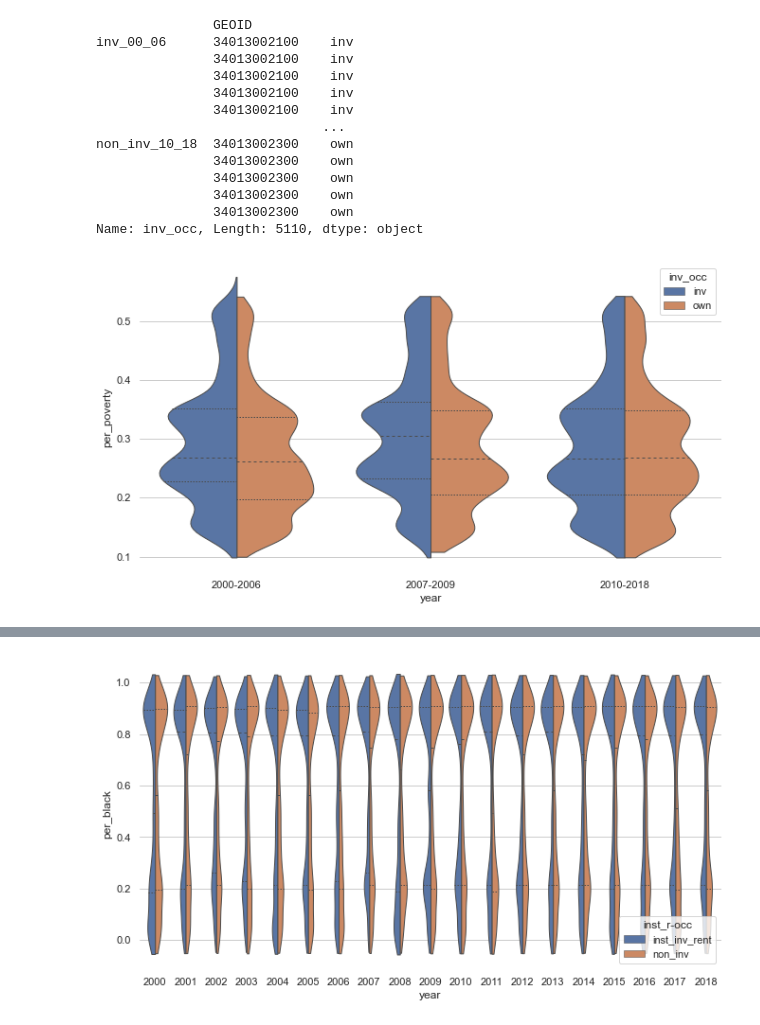
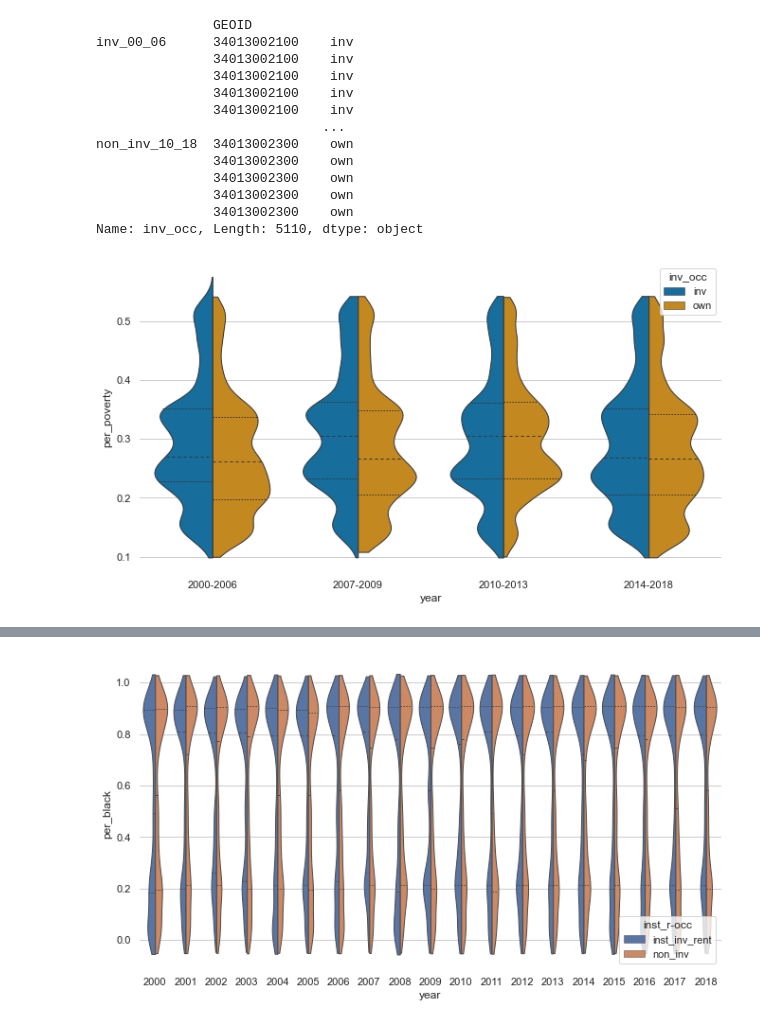
Before and after one commit to CenterForSpatialResearch/investors-NJ, a Jupyter notebook: 05_Cenus_Block_Summary.ipynb, the cells around one changed output, grey strips where cells are left out. Saved outputs shown, nothing was run; the diff lists cells and outputs as text; code cells hidden in the pictures.

Commit message:
update 8/17/2021
adding images

```diff
--- a/05_Cenus_Block_Summary.ipynb
+++ b/05_Cenus_Block_Summary.ipynb
@@ -853,16 +885,16 @@ morans_hh_census_sub = morans_hh_census_nogroup[['GEOID',
                           'per_poverty','median_hh']].copy()
 # %%
 morans_hh_census_sub_grouped_years = morans_hh_census_grouped_years_nogroup[['GEOID',
-                           'inst_inv_rent_00_06','inst_inv_rent_07_09','inst_inv_rent_10_18',
-                           'non_inst_inv_rent_00_06','non_inst_inv_rent_07_09','non_inst_inv_rent_10_18',
-                           'inst_inv_flip_00_06','inst_inv_flip_07_09','inst_inv_flip_10_18',
-                           'non_inst_inv_flip_00_06','non_inst_inv_flip_07_09','non_inst_inv_flip_10_18',
-                           'non_inv_00_06','non_inv_07_09','non_inv_10_18',
-                           'inv_00_06', 'inv_07_09', 'inv_10_18',
-                           'inst_inv_00_06', 'inst_inv_07_09', 'inst_inv_10_18',
-                           'single_inv_00_06', 'single_inv_07_09', 'single_inv_10_18',
-                           'overlapA_00_06', 'overlapA_07_09', 'overlapA_10_18',
-                           'overlapB_00_06', 'overlapB_07_09', 'overlapB_10_18',
+                           'inst_inv_rent_00_06','inst_inv_rent_07_09','inst_inv_rent_10_13','inst_inv_rent_14_18',
+                           'non_inst_inv_rent_00_06','non_inst_inv_rent_07_09','non_inst_inv_rent_10_13','non_inst_inv_rent_14_18',
+                           'inst_inv_flip_00_06','inst_inv_flip_07_09','inst_inv_flip_10_13','inst_inv_flip_14_18',
+                           'non_inst_inv_flip_00_06','non_inst_inv_flip_07_09','non_inst_inv_flip_10_13','non_inst_inv_flip_14_18',
+                           'non_inv_00_06','non_inv_07_09','non_inv_10_13','non_inv_14_18',
+                           'inv_00_06', 'inv_07_09', 'inv_10_13','inv_14_18',
+                           'inst_inv_00_06', 'inst_inv_07_09', 'inst_inv_10_13', 'inst_inv_14_18',
+                           'single_inv_00_06', 'single_inv_07_09', 'single_inv_10_13', 'single_inv_14_18',
+                           'overlapA_00_06', 'overlapA_07_09', 'overlapA_10_13','overlapA_14_18',
+                           'overlapB_00_06', 'overlapB_07_09', 'overlapB_10_13','overlapB_14_18',
                            'per_white', 'per_black',
                            'per_renters', 'per_vacant',
                            'per_poverty','median_hh']].copy()
@@ -1376,15 +1418,19 @@ inv_00_06['inv_occ'] = 'inv'
 inv_00_06['year'] = '2000-2006'
 inv_07_09['inv_occ'] = 'inv'
 inv_07_09['year'] = '2007-2009'
-inv_10_18['inv_occ'] = 'inv'
-inv_10_18['year'] = '2010-2018'
+inv_10_13['inv_occ'] = 'inv'
+inv_10_13['year'] = '2010-2013'
+inv_14_18['inv_occ'] = 'inv'
+inv_14_18['year'] = '2014-2018'
 
 non_inv_00_06['inv_occ'] = 'own'
 non_inv_00_06['year'] = '2000-2006'
 non_inv_07_09['inv_occ'] = 'own'
 non_inv_07_09['year'] = '2007-2009'
-non_inv_10_18['inv_occ'] = 'own'
-non_inv_10_18['year'] = '2010-2018'
+non_inv_10_13['inv_occ'] = 'own'
+non_inv_10_13['year'] = '2010-2013'
+non_inv_14_18['inv_occ'] = 'own'
+non_inv_14_18['year'] = '2014-2018'
 # %%
 inst_inv_00_06['inst_single'] = 'inst'
 inst_inv_00_06['year'] = '2000-2006'
@@ -1419,10 +1469,12 @@ single_inv_00_06
 # %%
 violin0018_grouped_years_inv_occ = pd.concat([inv_00_06, non_inv_00_06,
                                       inv_07_09, non_inv_07_09,
-                                      inv_10_18, non_inv_10_18],
+                                      inv_10_13, non_inv_10_13,
+                                             inv_14_18, non_inv_14_18],
                                     keys=['inv_00_06', 'non_inv_00_06',
                                       'inv_07_09', 'non_inv_07_09',
-                                      'inv_10_18', 'non_inv_10_18'],sort=True)
+                                      'inv_10_13','inv_14_18',
+                                          'non_inv_10_13','non_inv_14_18'],sort=True)
 violin0018_grouped_years_inv_occ['median_hh']=violin0018_grouped_years_inv_occ['median_hh'].astype('int64')
 # %%
 violin0018_grouped_years_inst_single = pd.concat([inst_inv_00_06, single_inv_00_06,
@@ -1512,13 +1566,13 @@ Name: inv_occ, Length: 5110, dtype: object
 # %%
 import seaborn as sns
 import matplotlib.pyplot as plt
 sns.set(style="whitegrid")
 
 f, ax = plt.subplots(figsize=(11, 6))
 
 # # Draw a violinplot with a narrower bandwidth than the default
-sns.violinplot(x='year',y='per_poverty',hue='inv_occ',data=violin0018_grouped_years_inv_occ,split=True,  bw=.2, cut=1,linewidth=1,inner="quart")
+sns.violinplot(x='year',y='per_poverty',hue='inv_occ',data=violin0018_grouped_years_inv_occ,split=True,  bw=.2, cut=1,palette='colorblind',linewidth=1,inner="quart")
 # ax.set(ylim=(0, 1))
 sns.despine(left=True, bottom=True)
 # %% [output]
-[figure, old version]
+[figure, new version]
```
Also changed, not shown: parts of 28 cells of this notebook, 4 other files.
